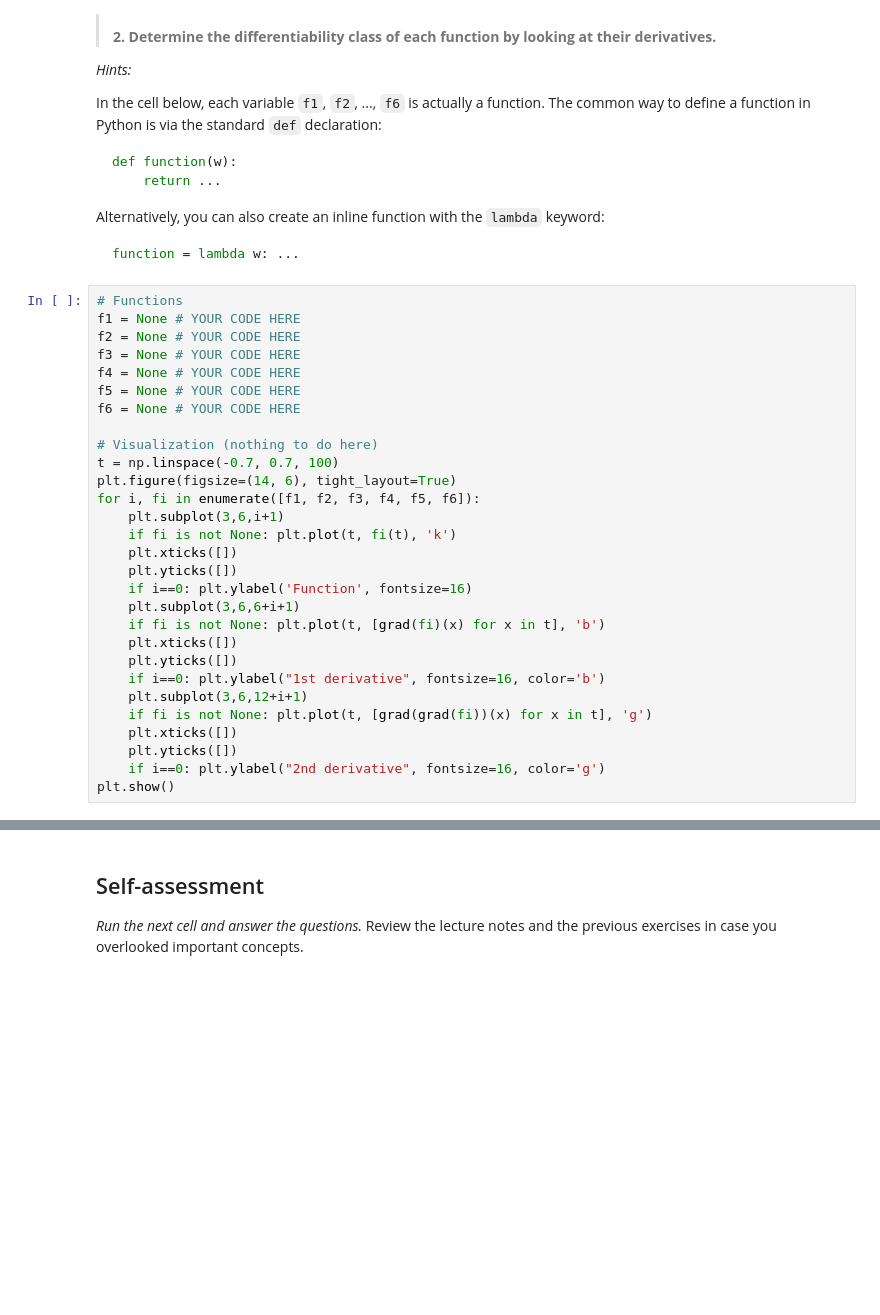
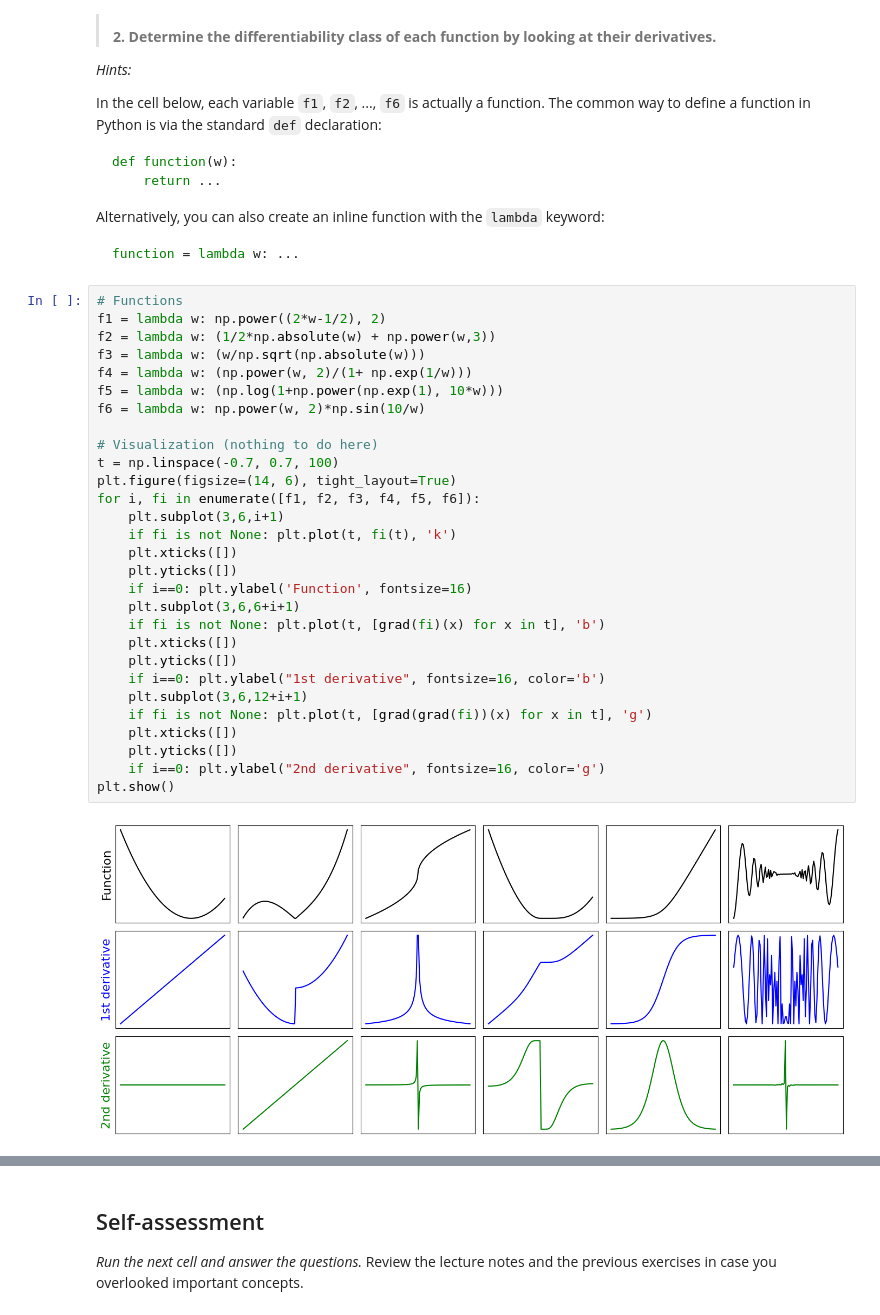
Before and after one commit to Aubert-Antoine/IGI-3013-Optimisation-et-introduction-IA, a Jupyter notebook: lab04/lab04.ipynb, the cells around one changed output, grey strips where cells are left out. Drawn from its saved outputs; the diff is of its cells as text; blank space fills up the shorter version.

```diff
--- a/lab04/lab04.ipynb
+++ b/lab04/lab04.ipynb
@@ -146,32 +151,34 @@ g6 = lambda w: 2*w * np.sin(10/w) - 10*np.cos(10/w)  # SOLUTION
 -->
 # %%
 # Functions
-f1 = None # YOUR CODE HERE
-f2 = None # YOUR CODE HERE
-f3 = None # YOUR CODE HERE
-f4 = None # YOUR CODE HERE
-f5 = None # YOUR CODE HERE
-f6 = None # YOUR CODE HERE
+f1 = lambda w: np.power((2*w-1/2), 2)
+f2 = lambda w: (1/2*np.absolute(w) + np.power(w,3))
+f3 = lambda w: (w/np.sqrt(np.absolute(w)))
+f4 = lambda w: (np.power(w, 2)/(1+ np.exp(1/w)))
+f5 = lambda w: (np.log(1+np.power(np.exp(1), 10*w)))
+f6 = lambda w: np.power(w, 2)*np.sin(10/w)
 
 # Visualization (nothing to do here)
 t = np.linspace(-0.7, 0.7, 100)
 plt.figure(figsize=(14, 6), tight_layout=True)
 for i, fi in enumerate([f1, f2, f3, f4, f5, f6]):
     plt.subplot(3,6,i+1)
     if fi is not None: plt.plot(t, fi(t), 'k')
     plt.xticks([])
     plt.yticks([])
     if i==0: plt.ylabel('Function', fontsize=16)
     plt.subplot(3,6,6+i+1)
     if fi is not None: plt.plot(t, [grad(fi)(x) for x in t], 'b')
     plt.xticks([])
     plt.yticks([])
     if i==0: plt.ylabel("1st derivative", fontsize=16, color='b')
     plt.subplot(3,6,12+i+1)
     if fi is not None: plt.plot(t, [grad(grad(fi))(x) for x in t], 'g')
     plt.xticks([])
     plt.yticks([])
     if i==0: plt.ylabel("2nd derivative", fontsize=16, color='g')
 plt.show()
+# %% [output]
+[figure, added]
 # %%
 ok.grade("differentiable");
```
Also changed, not shown: parts of 9 cells of this notebook.
